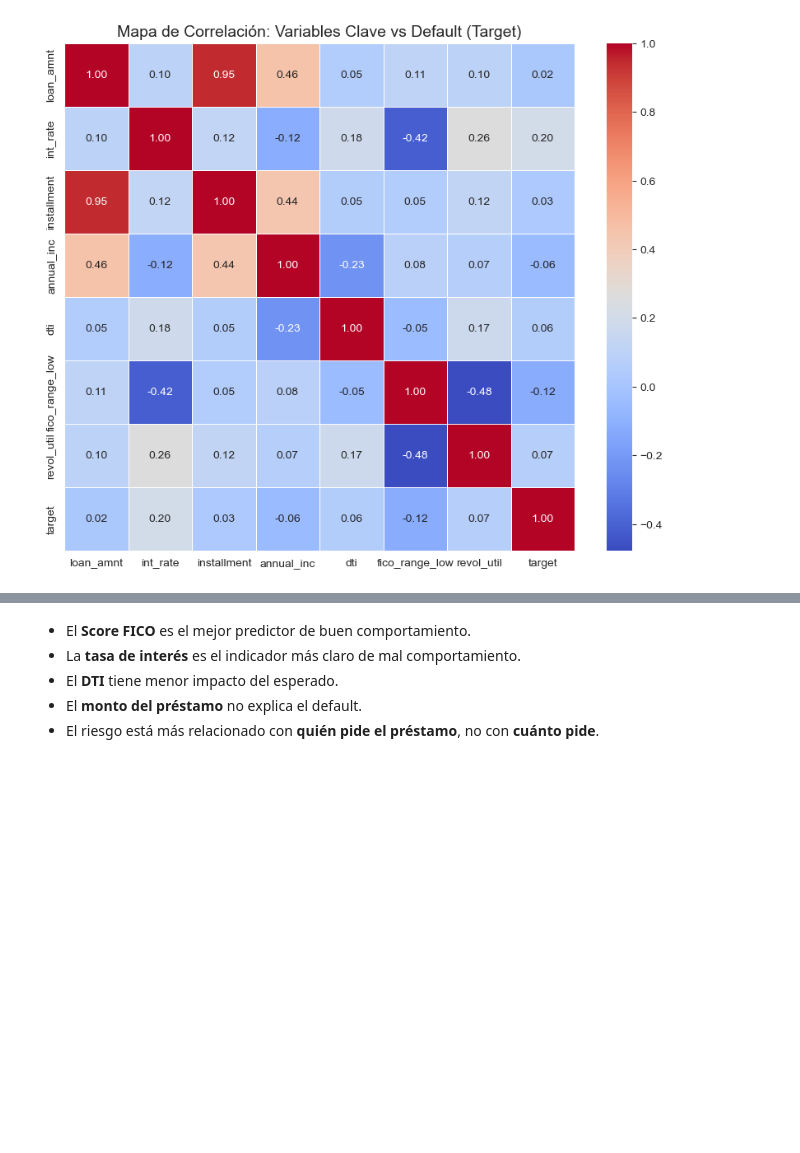
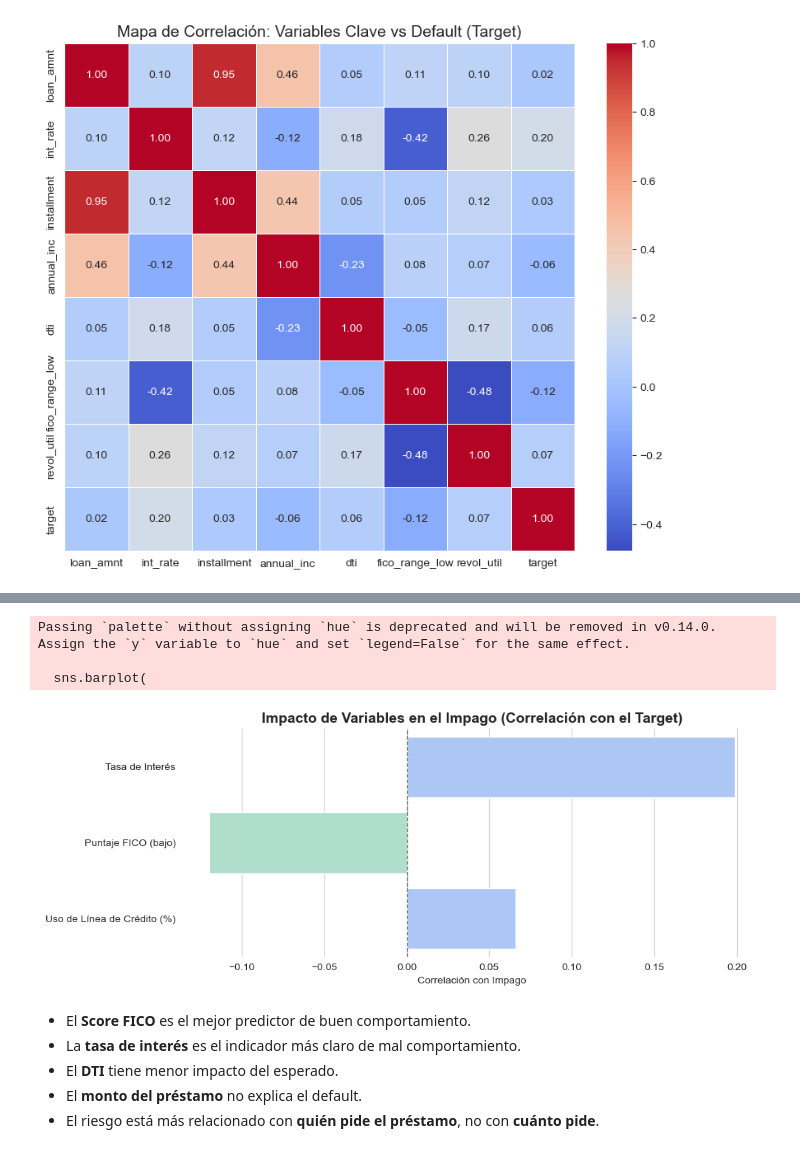
Before and after one commit to arturotowers/Proyecto_Lab_Indicadores, a Jupyter notebook: Notebook/Proyecto_LendingClub.ipynb, the cells around one changed output, grey strips where cells are left out. Cells and saved outputs as stored; diff of their text form; code cells hidden in the pictures; blank space fills up the shorter version.

Commit message:
Correlaciones y graficos nuevos

```diff
--- a/Notebook/Proyecto_LendingClub.ipynb
+++ b/Notebook/Proyecto_LendingClub.ipynb
@@ -1073,3 +1093,63 @@ plt.show()
+# %%
+# ---------------------------------------------------------
+# GRÁFICO EJECUTIVO CON NOMBRES EN ESPAÑOL Y SIN LÍNEAS
+# ---------------------------------------------------------
+
+import matplotlib.pyplot as plt
+import seaborn as sns
+
+# Renombramos variables para que salgan bonito en el gráfico
+corr_nombres = {
+    'int_rate': 'Tasa de Interés',
+    'fico_range_low': 'Puntaje FICO (bajo)',
+    'revol_util': 'Uso de Línea de Crédito (%)'
+}
+
+# Variables relevantes
+relevant_cols = list(corr_nombres.keys()) + ['target']
+
+# Calculamos correlación solo con target
+corr = df_accepted[relevant_cols].corr()['target'].drop('target')
+
+# Convertimos a DataFrame para graficar
+corr_df = corr.to_frame().reset_index()
+corr_df.columns = ['variable', 'correlacion']
+
+# Aplicamos nombres en español
+corr_df['variable'] = corr_df['variable'].map(corr_nombres)
+
+# Colores según signo
+colors = ['#A8E6CF' if c < 0 else '#A0C4FF' for c in corr_df['correlacion']]
+
+plt.figure(figsize=(10, 4))
+
+sns.barplot(
+    data=corr_df,
+    x='correlacion',
+    y='variable',
+    palette=colors
+)
+
+# Título bonito y ejecutivo
+plt.title('Impacto de Variables en el Impago (Correlación con el Target)',
+          fontsize=14, fontweight='bold')
+
+plt.xlabel('Correlación con Impago')
+plt.ylabel('')
+
+# Línea vertical en 0
+plt.axvline(0, color='gray', linestyle='--', linewidth=1)
+
+# QUITAR LÍNEAS DE FONDO
+sns.despine(left=True, bottom=True)
+
+plt.tight_layout()
+plt.show()
+# %% [output]
+Passing `palette` without assigning `hue` is deprecated and will be removed in v0.14.0. Assign the `y` variable to `hue` and set `legend=False` for the same effect.
+
+  sns.barplot(
+[figure, added]
 # %% [markdown]
 - El **Score FICO** es el mejor predictor de buen comportamiento.
 - La **tasa de interés** es el indicador más claro de mal comportamiento.
```
Also changed, not shown: parts of 7 cells of this notebook.
